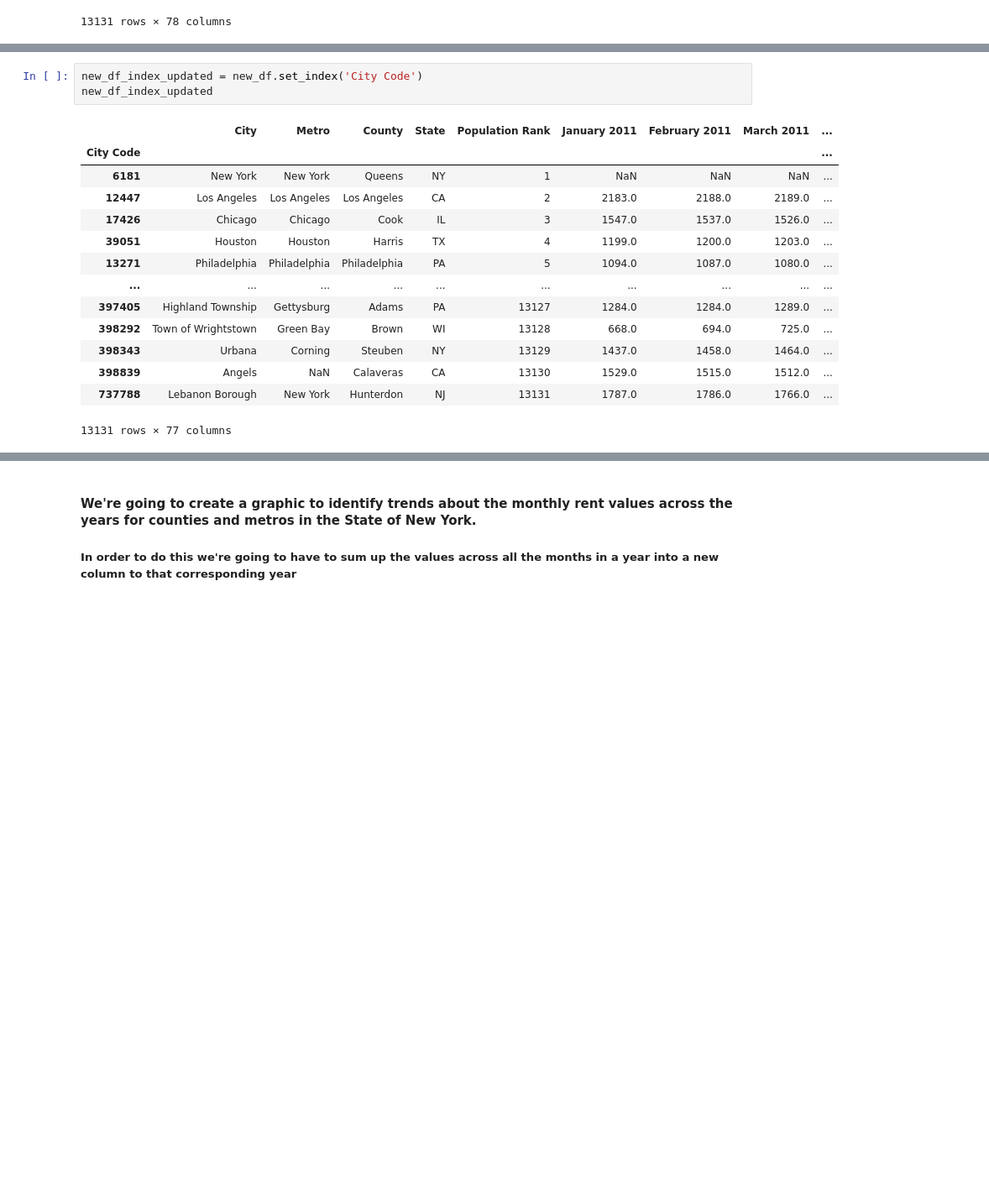
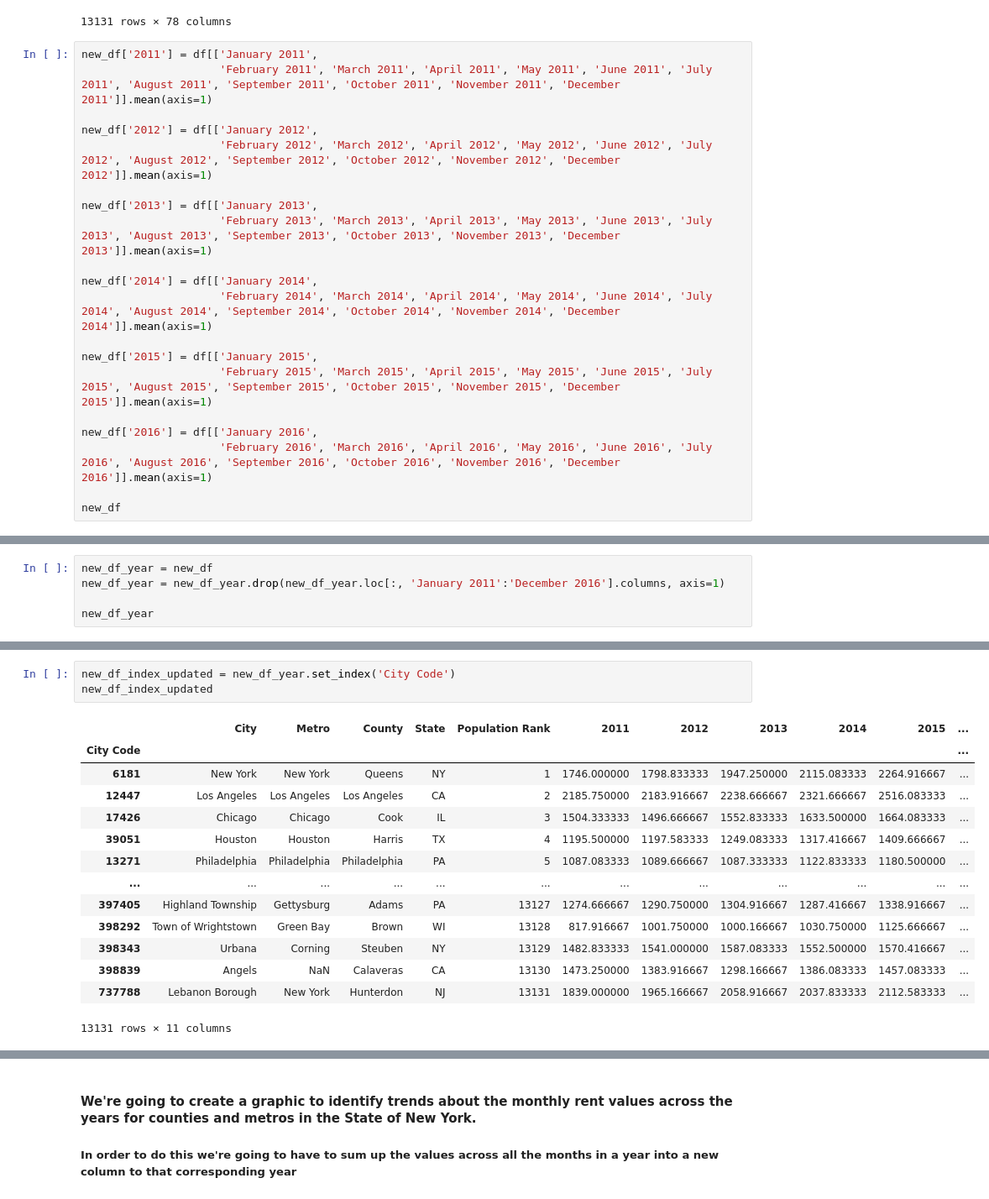
Before and after one commit to Leehis/Data-Curation---Management, a Jupyter notebook: finalproject.ipynb, the cells around one changed output, grey strips where cells are left out. Shown at 84% size. Drawn from its saved outputs; the diff is of its cells as text; blank space fills up the shorter version.

```diff
--- a/finalproject.ipynb
+++ b/finalproject.ipynb
@@ -114,3 +114,23 @@ new_df
 | 13129 | 398839 | Angels | NaN | Calaveras | CA | 13130 | 1529.0 | 1515.0 | ... |
 | 13130 | 737788 | Lebanon Borough | New York | Hunterdon | NJ | 13131 | 1787.0 | 1786.0 | ... |
 13131 rows × 78 columns
+# %%
+new_df['2011'] = df[['January 2011',
+                     'February 2011', 'March 2011', 'April 2011', 'May 2011', 'June 2011', 'July 2011', 'August 2011', 'September 2011', 'October 2011', 'November 2011', 'December 2011']].mean(axis=1)
+
+new_df['2012'] = df[['January 2012',
+                     'February 2012', 'March 2012', 'April 2012', 'May 2012', 'June 2012', 'July 2012', 'August 2012', 'September 2012', 'October 2012', 'November 2012', 'December 2012']].mean(axis=1)
+
+new_df['2013'] = df[['January 2013',
+                     'February 2013', 'March 2013', 'April 2013', 'May 2013', 'June 2013', 'July 2013', 'August 2013', 'September 2013', 'October 2013', 'November 2013', 'December 2013']].mean(axis=1)
+
+new_df['2014'] = df[['January 2014',
+                     'February 2014', 'March 2014', 'April 2014', 'May 2014', 'June 2014', 'July 2014', 'August 2014', 'September 2014', 'October 2014', 'November 2014', 'December 2014']].mean(axis=1)
+
+new_df['2015'] = df[['January 2015',
+                     'February 2015', 'March 2015', 'April 2015', 'May 2015', 'June 2015', 'July 2015', 'August 2015', 'September 2015', 'October 2015', 'November 2015', 'December 2015']].mean(axis=1)
+
+new_df['2016'] = df[['January 2016',
+                     'February 2016', 'March 2016', 'April 2016', 'May 2016', 'June 2016', 'July 2016', 'August 2016', 'September 2016', 'October 2016', 'November 2016', 'December 2016']].mean(axis=1)
+
+new_df
@@ -116,0 +153,5 @@ new_df
+# %%
+new_df_year = new_df
+new_df_year = new_df_year.drop(new_df_year.loc[:, 'January 2011':'December 2016'].columns, axis=1)
+
+new_df_year
@@ -117,21 +172,21 @@ new_df
 # %%
-new_df_index_updated = new_df.set_index('City Code')
+new_df_index_updated = new_df_year.set_index('City Code')
 new_df_index_updated
 # %% [output]
-|  | City | Metro | County | State | Population Rank | January 2011 | February 2011 | March 2011 | ... |
-| City Code |  |  |  |  |  |  |  |  | ... |
-| 6181 | New York | New York | Queens | NY | 1 | NaN | NaN | NaN | ... |
-| 12447 | Los Angeles | Los Angeles | Los Angeles | CA | 2 | 2183.0 | 2188.0 | 2189.0 | ... |
-| 17426 | Chicago | Chicago | Cook | IL | 3 | 1547.0 | 1537.0 | 1526.0 | ... |
-| 39051 | Houston | Houston | Harris | TX | 4 | 1199.0 | 1200.0 | 1203.0 | ... |
-| 13271 | Philadelphia | Philadelphia | Philadelphia | PA | 5 | 1094.0 | 1087.0 | 1080.0 | ... |
-| ... | ... | ... | ... | ... | ... | ... | ... | ... | ... |
-| 397405 | Highland Township | Gettysburg | Adams | PA | 13127 | 1284.0 | 1284.0 | 1289.0 | ... |
-| 398292 | Town of Wrightstown | Green Bay | Brown | WI | 13128 | 668.0 | 694.0 | 725.0 | ... |
-| 398343 | Urbana | Corning | Steuben | NY | 13129 | 1437.0 | 1458.0 | 1464.0 | ... |
-| 398839 | Angels | NaN | Calaveras | CA | 13130 | 1529.0 | 1515.0 | 1512.0 | ... |
-| 737788 | Lebanon Borough | New York | Hunterdon | NJ | 13131 | 1787.0 | 1786.0 | 1766.0 | ... |
+|  | City | Metro | County | State | Population Rank | 2011 | 2012 | 2013 | 2014 | 2015 | ... |
+| City Code |  |  |  |  |  |  |  |  |  |  | ... |
+| 6181 | New York | New York | Queens | NY | 1 | 1746.000000 | 1798.833333 | 1947.250000 | 2115.083333 | 2264.916667 | ... |
+| 12447 | Los Angeles | Los Angeles | Los Angeles | CA | 2 | 2185.750000 | 2183.916667 | 2238.666667 | 2321.666667 | 2516.083333 | ... |
+| 17426 | Chicago | Chicago | Cook | IL | 3 | 1504.333333 | 1496.666667 | 1552.833333 | 1633.500000 | 1664.083333 | ... |
+| 39051 | Houston | Houston | Harris | TX | 4 | 1195.500000 | 1197.583333 | 1249.083333 | 1317.416667 | 1409.666667 | ... |
+| 13271 | Philadelphia | Philadelphia | Philadelphia | PA | 5 | 1087.083333 | 1089.666667 | 1087.333333 | 1122.833333 | 1180.500000 | ... |
+| ... | ... | ... | ... | ... | ... | ... | ... | ... | ... | ... | ... |
+| 397405 | Highland Township | Gettysburg | Adams | PA | 13127 | 1274.666667 | 1290.750000 | 1304.916667 | 1287.416667 | 1338.916667 | ... |
+| 398292 | Town of Wrightstown | Green Bay | Brown | WI | 13128 | 817.916667 | 1001.750000 | 1000.166667 | 1030.750000 | 1125.666667 | ... |
+| 398343 | Urbana | Corning | Steuben | NY | 13129 | 1482.833333 | 1541.000000 | 1587.083333 | 1552.500000 | 1570.416667 | ... |
+| 398839 | Angels | NaN | Calaveras | CA | 13130 | 1473.250000 | 1383.916667 | 1298.166667 | 1386.083333 | 1457.083333 | ... |
+| 737788 | Lebanon Borough | New York | Hunterdon | NJ | 13131 | 1839.000000 | 1965.166667 | 2058.916667 | 2037.833333 | 2112.583333 | ... |
-13131 rows × 77 columns
+13131 rows × 11 columns
 # %%
 new_york_df = new_df_index_updated.loc[new_df_index_updated['State'] == 'NY']
 
```
Also changed, not shown: parts of 7 cells of this notebook.
